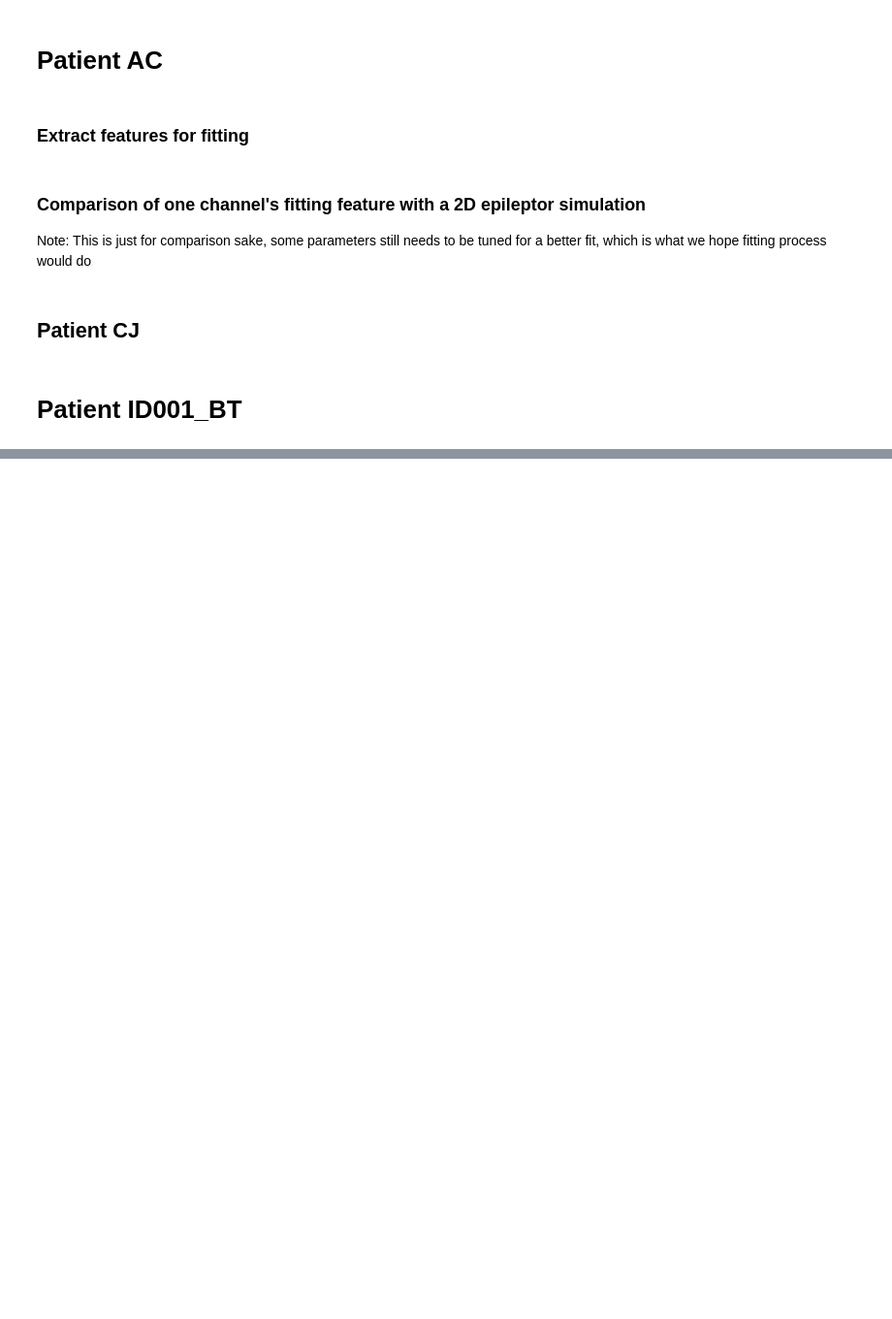
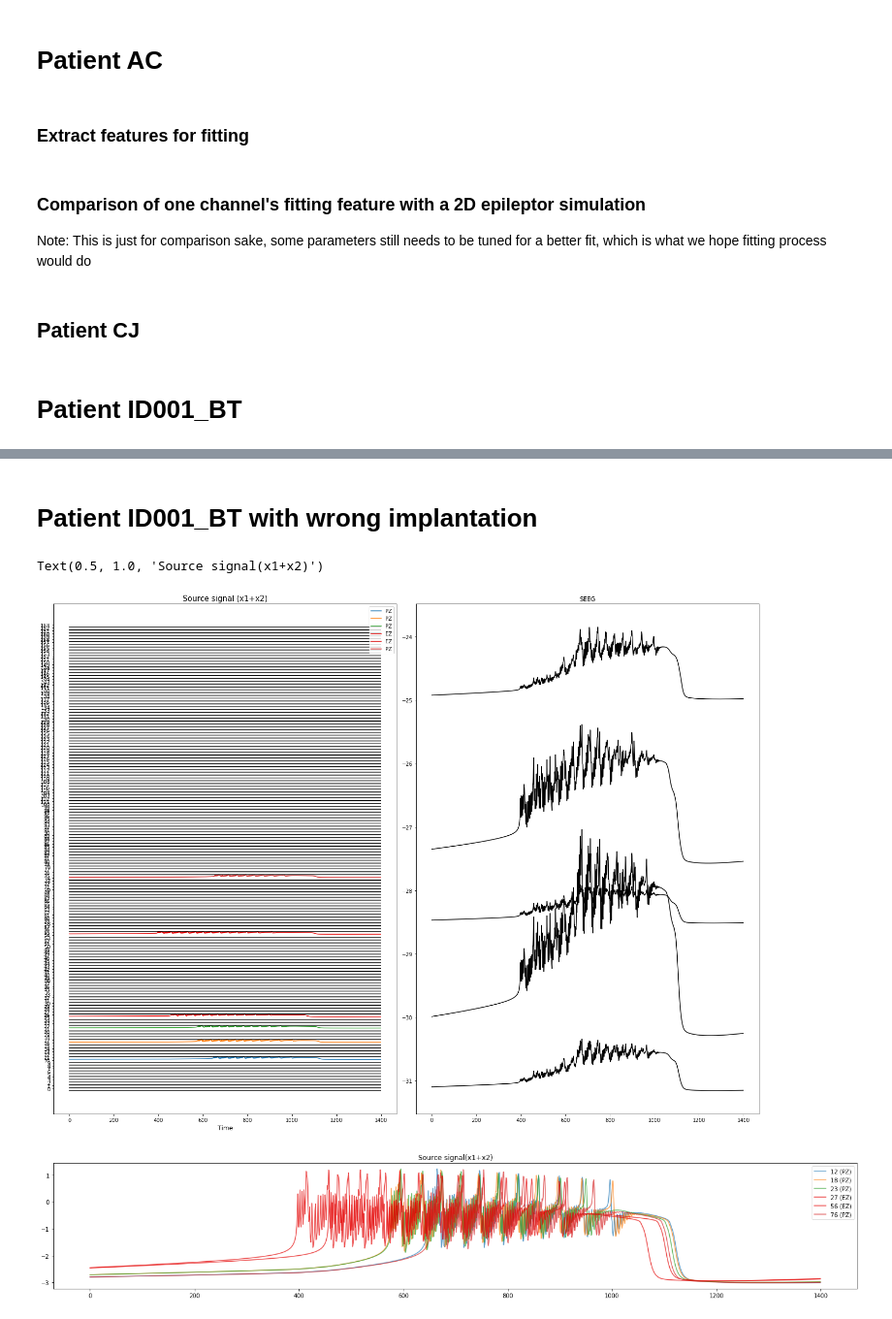
Before and after one commit to dhrunia/infr_szr_prpgtn, a Jupyter notebook: feature_extract.ipynb, the cells around one changed output, grey strips where cells are left out. Shown at 97% size. Drawn from its saved outputs; the diff is of its cells as text; code cells hidden in the pictures; blank space fills up the shorter version.

Commit message:
Experiment 10.76: Wrong implementation of electrodes

```diff
--- a/feature_extract.ipynb
+++ b/feature_extract.ipynb
@@ -315,3 +308,5 @@ plt.plot(data_lpwr);
 data_lpwr = bfilt(data_lpwr, samp_rate=256, fs=2.0, mode='lowpass', axis=0)
 plt.figure(figsize=(25,5))
 plt.plot(data_lpwr);
+# %% [markdown]
+# Patient ID001_BT with wrong implantation
@@ -317,0 +320,57 @@ plt.plot(data_lpwr);
+# %%
+data_dir = 'datasets/syn_data/id001_bt_wrng_implnt'
+results_dir = 'datasets/syn_data/id001_bt_wrng_implnt'
+
+# Load the simulated data
+sim_data = np.load(os.path.join(data_dir, 'syn_tvb_ez=55-26_pz=11-17-22-75.npz'))
+
+# Plot the data and choose window of seizure for fitting
+pz = sim_data['pz']
+ez = sim_data['ez']
+seeg = sim_data['seeg'].T
+# seegn = (seeg - np.min(seeg,1)[:,np.newaxis]) / (np.max(seeg,1) - np.min(seeg,1))[:,np.newaxis]
+src_sig = sim_data['src_sig'][:,0,:,0] + sim_data['src_sig'][:,3,:,0]
+time_steps = sim_data['time_steps']
+nn = src_sig.shape[1]
+ns = seeg.shape[1]
+
+start_idx = 800
+end_idx = 2200
+
+plt.figure(figsize=(20,15))
+plt.subplot(121)
+for roi in range(nn):
+#     plt.plot(time_steps[start_idx:end_idx],src_sig[start_idx:end_idx,roi],label=str(roi+1)+' (EZ)',alpha=0.7)
+    if(roi in ez):
+        plt.plot(2*roi + src_sig[start_idx:end_idx,roi]/2.0,color='xkcd:red', label='EZ')
+    elif(roi in pz):
+        plt.plot(2*roi + src_sig[start_idx:end_idx,roi]/2.0, label = 'PZ')
+    else:
+        plt.plot(2*roi + src_sig[start_idx:end_idx,roi]/2.0,'xkcd:black',label='')
+plt.yticks(np.r_[0:2*nn:2],np.r_[0:nn])
+# for roi in pz:
+#     plt.plot(time_steps[start_idx:end_idx], src_sig[start_idx:end_idx,roi],label=str(roi+1)+' (PZ)',alpha=0.7)
+plt.title("Source signal (x1+x2)",fontsize=15)
+plt.xlabel('Time',fontsize=12)
+plt.legend()
+
+plt.subplot(122)
+np.random.seed(15)
+plt_snsrs = np.random.choice(np.arange(ns),5)
+for i,snsr in enumerate(plt_snsrs):
+    plt.plot(i + seeg[start_idx:end_idx,snsr]/10,'k')
+plt.title('SEEG')
+plt.tight_layout()
+
+plt.figure(figsize=(25,4))
+for roi in range(nn):
+    if(roi in ez):
+        plt.plot(src_sig[start_idx:end_idx,roi],color='xkcd:red', label=str(roi+1)+' (EZ)', alpha=0.7)
+    elif(roi in pz):
+        plt.plot(src_sig[start_idx:end_idx,roi], label =str(roi+1)+' (PZ)', alpha=0.7)
+plt.legend()
+plt.title('Source signal(x1+x2)')
+# %% [output]
+Text(0.5, 1.0, 'Source signal(x1+x2)')
+[figure, added]
+[figure, added]
```
Also changed, not shown: parts of 4 cells of this notebook, 4 other files.
